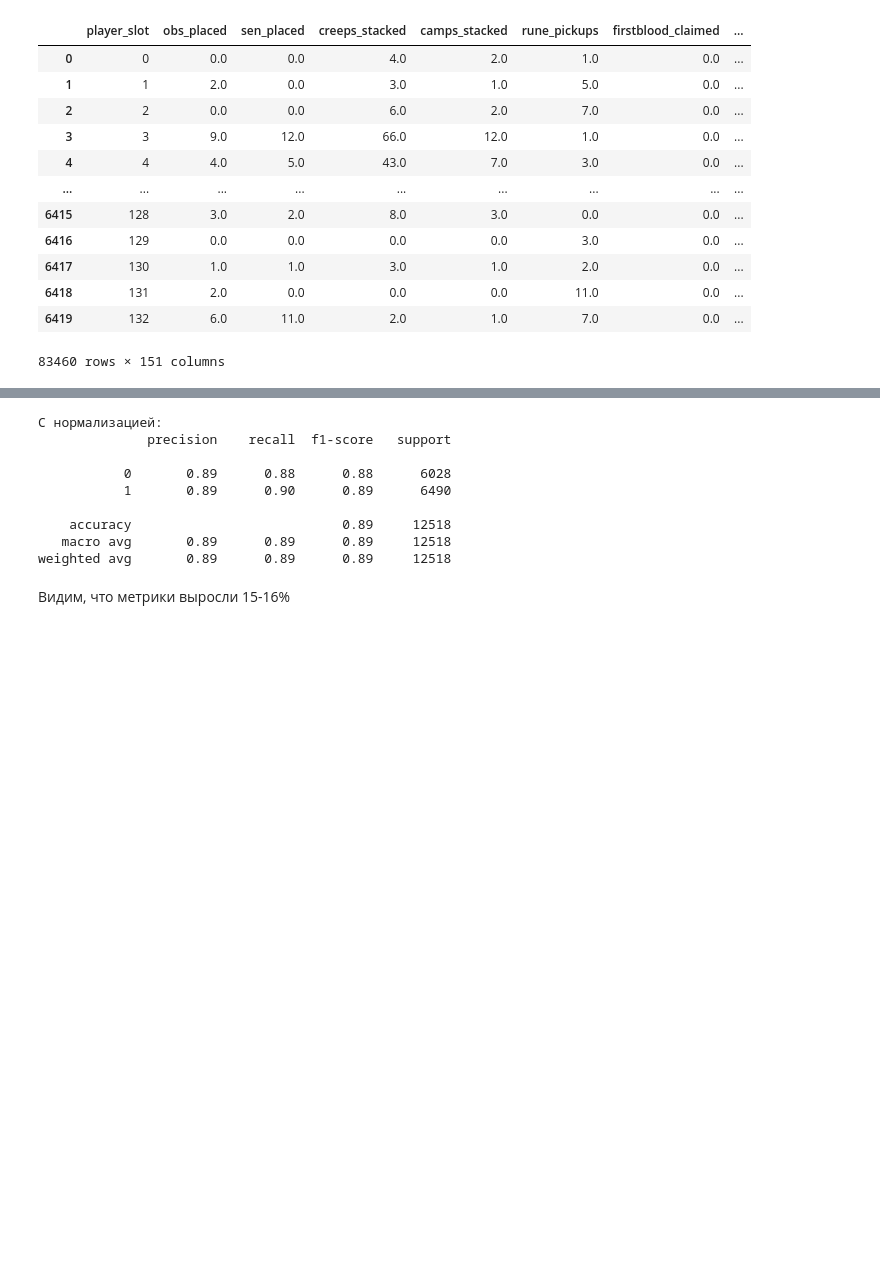
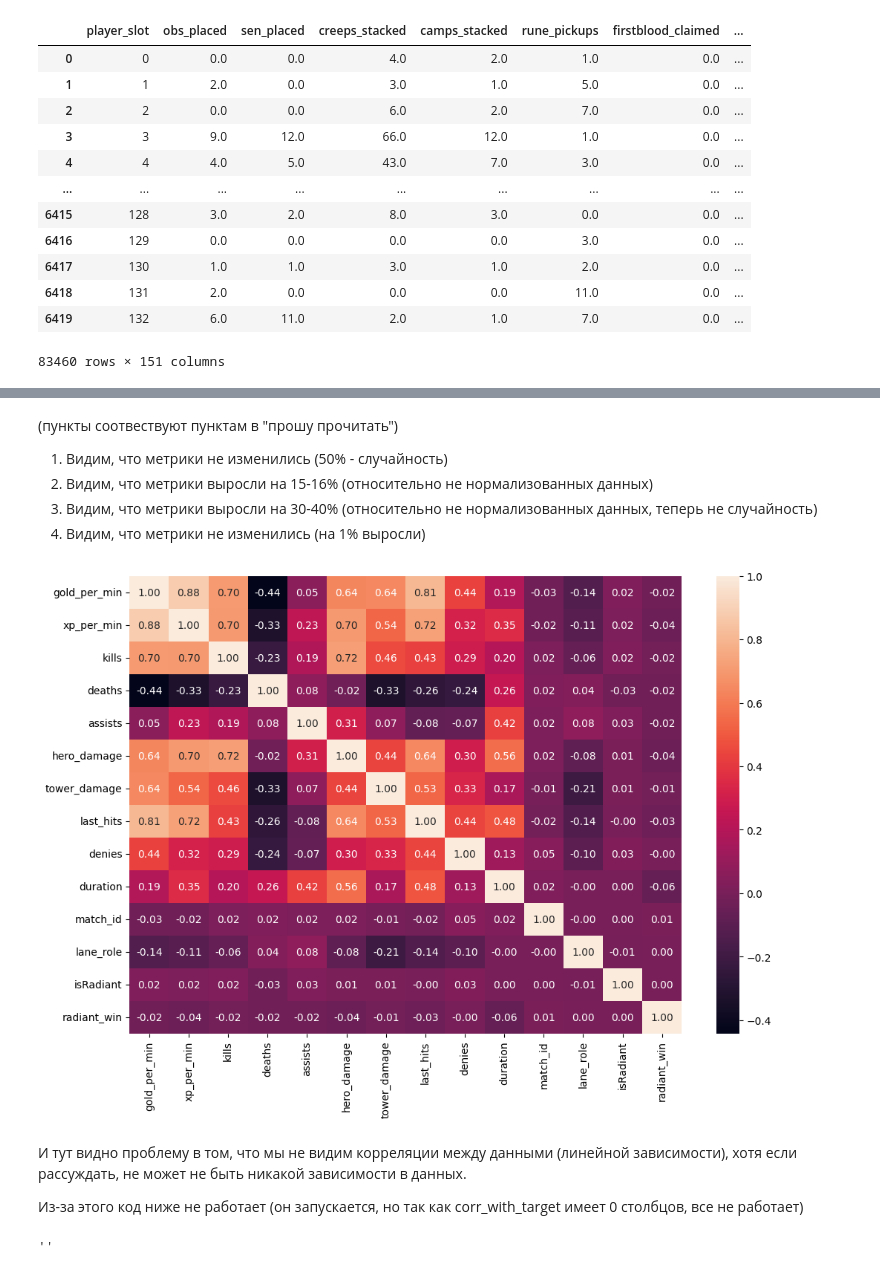
Before and after one commit to ZotRoma/AIT-2025, a Jupyter notebook: lab3/Lab3_TI_ЗотовРА.ipynb, the cells around one changed output, grey strips where cells are left out. Saved outputs shown, nothing was run; the diff lists cells and outputs as text; code cells hidden in the pictures; blank space fills up the shorter version.

```diff
--- a/lab3/Lab3_TI_ЗотовРА.ipynb
+++ b/lab3/Lab3_TI_ЗотовРА.ipynb
@@ -118,19 +193,6 @@ X_test_scaled = scaler.transform(X_test)
-# %%
-knn_scaled = KNeighborsClassifier(n_neighbors=3)
-knn_scaled.fit(X_train_scaled, y_train)
-y_pred_scaled = knn_scaled.predict(X_test_scaled)
-
-print("С нормализацией:")
-print(classification_report(y_test, y_pred_scaled))
-# %% [output]
-С нормализацией:
-              precision    recall  f1-score   support
-
-           0       0.89      0.88      0.88      6028
-           1       0.89      0.90      0.89      6490
-
-    accuracy                           0.89     12518
-   macro avg       0.89      0.89      0.89     12518
-weighted avg       0.89      0.89      0.89     12518
 # %% [markdown]
-Видим, что метрики выросли 15-16%
+(пункты соотвествуют пунктам в "прошу прочитать")
+1. Видим, что метрики не изменились (50% - случайность)
+2. Видим, что метрики выросли на 15-16% (относительно не нормализованных данных)
+3. Видим, что метрики выросли на 30-40% (относительно не нормализованных данных, теперь не случайность)
+4. Видим, что метрики не изменились (на 1% выросли)
@@ -155 +199,39 @@ X_test_selected = X_test[selected_features]
+# %%
+# Построение heatmap
+plt.figure(figsize=(12, 8))
+sns.heatmap(data.corr(), annot=True, fmt=".2f")
+plt.show()
+# %% [output]
+[figure, added]
+# %% [markdown]
+И тут видно проблему в том, что мы не видим корреляции между данными (линейной зависимости), хотя если рассуждать, не может не быть никакой зависимости в данных.
+
+Из-за этого код ниже не работает (он запускается, но так как corr_with_target имеет 0 столбцов, все не работает)
+# %%
+#Работает, только в случае есть есть корреляция > 0.1
+# Выбор признаков с корреляцией > 0.1
+"""corr_with_target = data.corr()['radiant_win'].abs().sort_values(ascending=False)
+selected_features = corr_with_target[corr_with_target > 0.1].index.tolist()
+selected_features.remove('radiant_win')
+
+# Фильтрация данных
+X_train_filtered = X_train[selected_features]
+X_test_filtered = X_test[selected_features]
+
+# Нормализация отфильтрованных данных
+scaler_filtered = StandardScaler()
+X_train_fs = scaler_filtered.fit_transform(X_train_filtered)
+X_test_fs = scaler_filtered.transform(X_test_filtered)
+
+# Обучение на отфильтрованных данных
+knn_filtered = KNeighborsClassifier(n_neighbors=5)
+knn_filtered.fit(X_train_fs, y_train)
+y_pred_fs = knn_filtered.predict(X_test_fs)
+
+print("После отбора признаков:")
+print(classification_report(y_test, y_pred_fs))"""
+
+""
+# %% [output]
+''
 # %%
```
Also changed, not shown: parts of 24 cells of this notebook.
